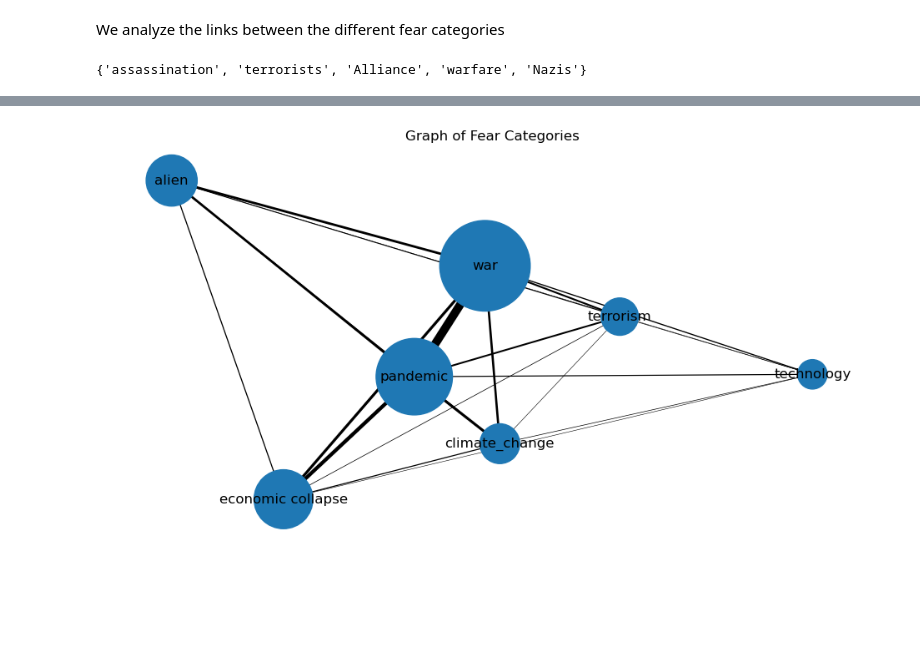
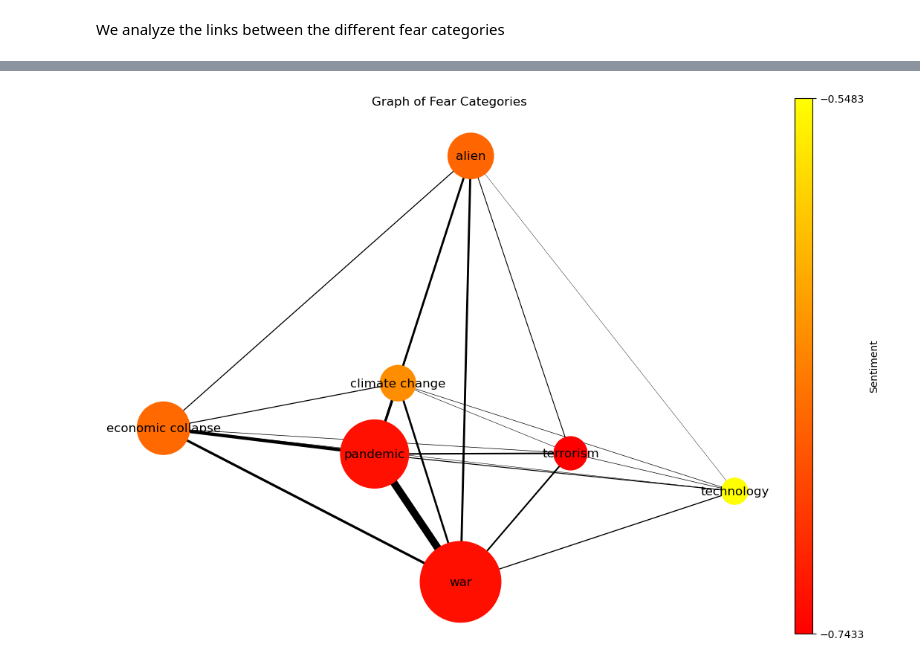
Before and after one commit to epfl-ada/ada-2023-project-workingteam2023, a Jupyter notebook: exploration/main.ipynb, the cells around one changed output, grey strips where cells are left out. Cells and saved outputs as stored; diff of their text form; code cells hidden in the pictures; blank space fills up the shorter version.

Commit message:
link graph

```diff
--- a/exploration/main.ipynb
+++ b/exploration/main.ipynb
@@ -600,6 +598,7 @@ path = '../data/'
 all_movies_cleaned, character_metadata_cleaned, name_clusters_cleaned = get_cleaned_data(path)
 
 # CLEANED movie summaries
+all_movies_cleaned = all_movies_cleaned.dropna(subset=['Summary'])
 all_movies_cleaned.head()
 # %% [output]
 Loading the data...
@@ -880,7 +887,7 @@ lexicon.create_category("alien", alien_terms)
 ["technologies", "commerce", "agriculture", "occult", "governing", "yog", "promotes", "abolished", "experimentation", "specializing", "acquisition", "inclusion", "new_technology", "warfare", "influenc ...
 ["alien", "alien", "mutant", "mythical_creature", "otherworldly", "anomaly", "humanoid", "aliens", "outer_space", "new_species", "magical_creature", "insect", "specimen", "UFO", "mythical", "Alien", " ...
 # %%
-fear_categories = ['war','climate_change', 'terrorism', 'pandemic', 'economic collapse', 'technology', 'alien']
+fear_categories = ['war','climate change', 'terrorism', 'pandemic', 'economic collapse', 'technology', 'alien']
 
 # New column in the dataframe that contains the frequency of word in the plot belonging to each fear category
 all_movies_lexicon = all_movies_cleaned.copy()
@@ -906,7 +911,7 @@ filtered_movies = filtered_movies.dropna(subset=['Movie release date'])
 
 # Group the movies by decade and calculate the mean frequency for each category
 filtered_movies['Movie release date'] = filtered_movies['Movie release date'].astype(int)
-filtered_movies['Decade'] = filtered_movies['Movie release date'].apply(lambda x: x- (x % 10)+5)
+filtered_movies['Decade'] = filtered_movies['Movie release date'].apply(lambda x: x- (x % 10))
 category_freq_by_decade_mean = filtered_movies.groupby('Decade')[fear_categories].mean() # Du sens de faire la mean ici alors qu'il
 
 # Plot the evolution of frequency for each category
@@ -916,7 +921,8 @@ for category in fear_categories:
 
 
 plt.xlabel('Decade')
-plt.xticks(np.arange(1890, 2020, 10))
+# x tick labels with 1890s, 1900s, etc.
+plt.xticks(category_freq_by_decade_mean.index, ['{}s'.format(decade) for decade in category_freq_by_decade_mean.index])
 plt.ylabel('Frequency')
 plt.title('Evolution of Frequency of Categories Across Decades')
 plt.legend()
@@ -942,19 +955,13 @@ We analyze the links between the different fear categories
 # %%
 all_movies_lexicon.head()
 all_movies_lexicon_graph = all_movies_lexicon.copy()
-# %%
-# display lexicon of war
-a = set(lexicon.cats['war'])
-b = set(lexicon.cats['terrorism'])
-
-print(a & b)
-# %% [output]
-{'assassination', 'terrorists', 'Alliance', 'warfare', 'Nazis'}
 # %%
+from matplotlib import cm
+from matplotlib.colors import Normalize
 
+# Create a link graph
 G = nx.Graph()
-seed = 1
-
+seed = 2
 
 #TODO: Normalization according to the length of a lexicon
 
@@ -1002,26 +1009,17 @@ for category in fear_categories:
     row_to_add = [category, category_sentiment]
     sentiment_table.loc[len(sentiment_table.index)] = row_to_add
 
+# Change the color of the node according to the sentiment score of the category
+min_sentiment = sentiment_table['sentiment'].min()
+max_sentiment = sentiment_table['sentiment'].max()
 
-# Change the color of the node according to the sentiment score of the category (the more negative the more red, the more positive the more green)
-# TODO: Improve alpha adjustment
-# max_sentiment = sentiment_table['sentiment'].max() # mean sentiment score of all categories
-# min_sentiment = sentiment_table['sentiment'].min()# mean sentiment score of all categories
-# alpha_dict = {}
-# for index, row in sentiment_table.iterrows():
-#     sentiment = row['sentiment']
-#     if sentiment < 0:
-#         color = (1,0,0)
-#         alpha = (min_sentiment - sentiment) / (min_sentiment - max_sentiment)
-#         display(alpha)
-#     elif sentiment > 0:
-#         color = (0,1,0)
-#         alpha = (sentiment - max_sentiment) / (min_sentiment - max_sentiment)
-#     else:
-#         color = (1,1,1)
+for index, row in sentiment_table.iterrows():
+    sentiment = row['sentiment']
 
-#     G.nodes[row['category']]['color'] = color
-#     alpha_dict[row['category']] = alpha
+    # Use a colormap to map the sentiment to a color
+    color = cm.autumn((sentiment - min_sentiment) / (max_sentiment - min_sentiment))
+
+    G.nodes[row['category']]['color'] = color
 
 
 # Add an edge between two categories if they have at least one common word, and weight the edge with the number of common words
@@ -1033,18 +1031,30 @@ pos = nx.spring_layout(G, seed=seed) # Position nodes using Fruchterman-Reingold
 # Remove all edges
 G.remove_edges_from(list(G.edges()))
 
-
 # Add an edge between two categories if the score is greater than 0, and weight the edge with the common_movies score, those edge will be displayed
 for index, row in link_table.iterrows():
     if row['common_movies'] > 0:
         G.add_edge(row['category1'], row['category2'], weight=row['common_movies'])
 
-# Draw the graph
-plt.figure(figsize=(12, 6))
-nx.draw_networkx_nodes(G, pos, node_size=[G.nodes[node]['size']*1000000 for node in G.nodes()]) #, node_color=[G.nodes[node]['color'] for node in G.nodes()], alpha=[alpha_dict[node] for node in G.nodes()])
-nx.draw_networkx_edges(G, pos, width=[G.edges[edge]['weight']/1000 for edge in G.edges()])
+# Draw the graph with a colorbar
+plt.figure(figsize=(12, 9))
+node_colors = [G.nodes[node]['color'] for node in G.nodes()]
+nodes = nx.draw_networkx_nodes(G, pos, node_size=[G.nodes[node]['size']*1000000 for node in G.nodes()], node_color=node_colors)
+edges = nx.draw_networkx_edges(G, pos, width=[G.edges[edge]['weight']/1000 for edge in G.edges()])
 nx.draw_networkx_labels(G, pos)
 plt.axis('off')
 plt.title('Graph of Fear Categories')
+
+# Create a colorbar based on sentiment values
+norm = Normalize(vmin=min_sentiment, vmax=max_sentiment)
+sm = plt.cm.ScalarMappable(cmap=cm.autumn, norm=norm)
+sm.set_array([])  # Required for ScalarMappable
+
+# Create an axis for the colorbar
+cax = plt.axes([0.9, 0.1, 0.02, 0.8])  # Adjust the position as needed
+cbar = plt.colorbar(sm, cax=cax, ticks=[min_sentiment, max_sentiment])  # Specify tick locations
+
+cbar.set_label('Sentiment')
+
 plt.show()
 # %% [output]
@@ -1068 +1061 @@ plt.show()
-[figure, old version]
+[figure, new version]
```
Also changed, not shown: parts of 14 cells of this notebook, 1 other file.
